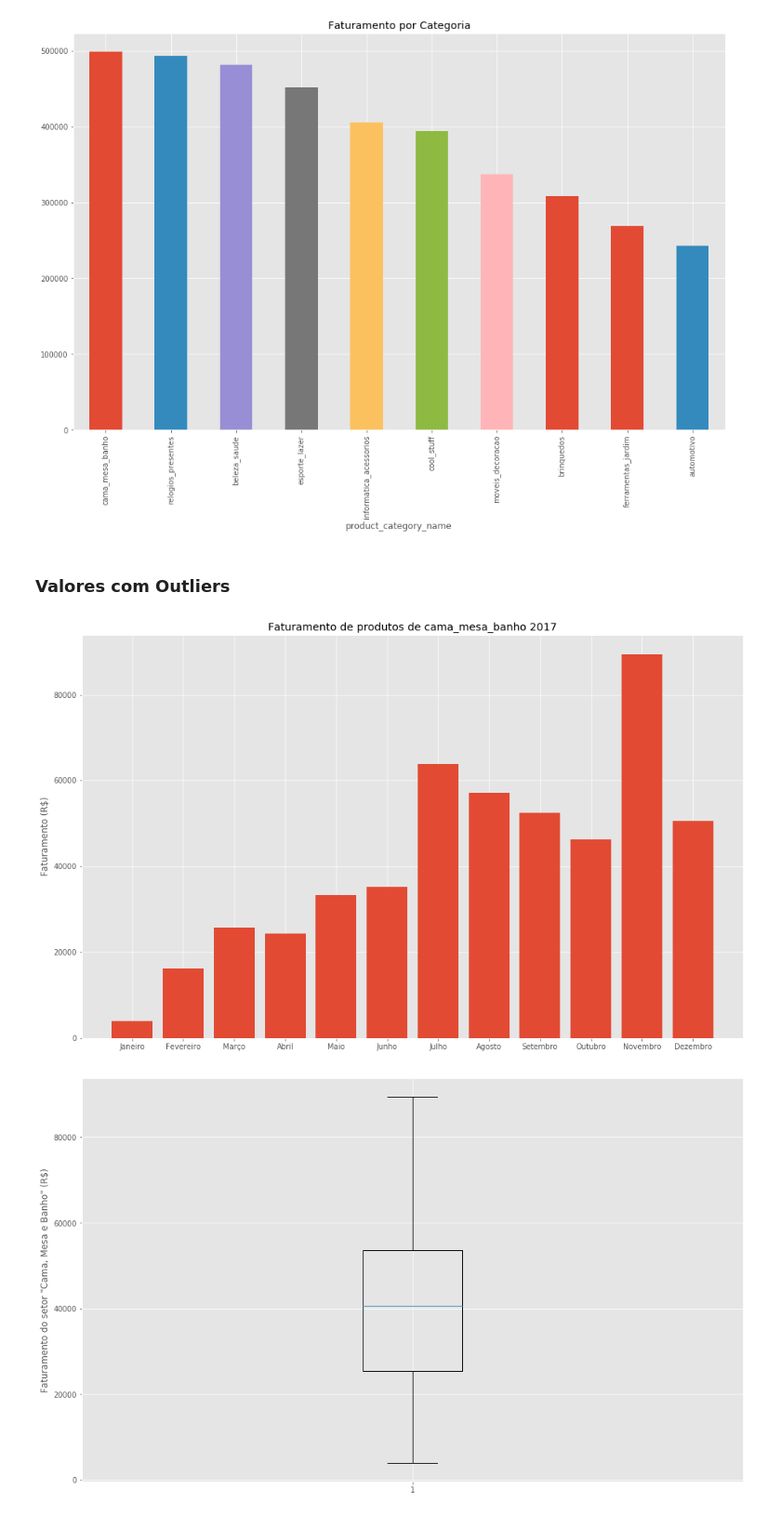
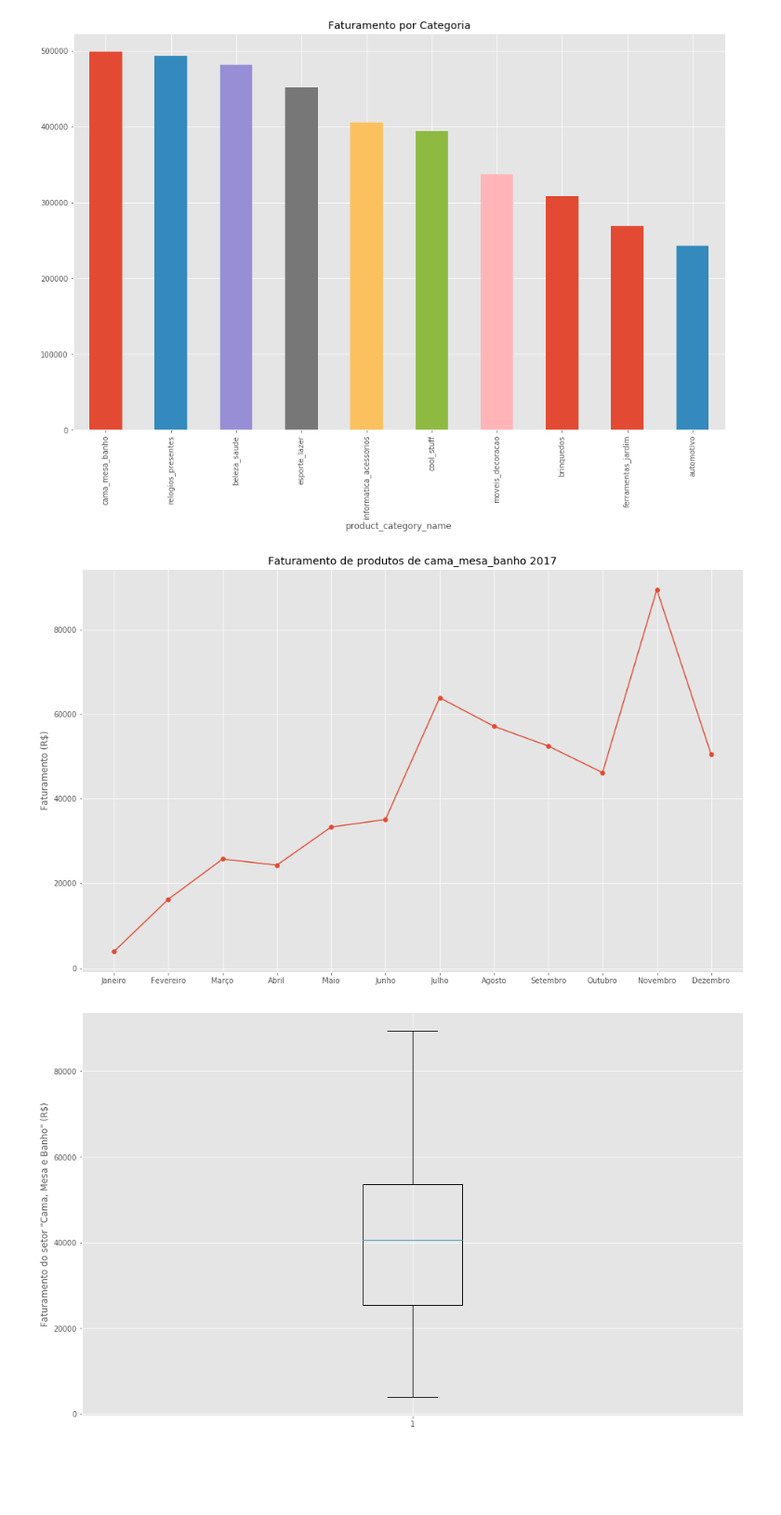
Before and after one commit to Crissky/brazilian-ecommerce, a Jupyter notebook: Notebooks/GERAL.ipynb, the cells around one changed output. Shown: that part at 93% size. Saved outputs shown, nothing was run; the diff lists cells and outputs as text; code cells hidden in the pictures; blank space fills up the shorter version.

Commit message:
Muda o gráfico de linha para histograma; Muda o gráfico de barras para gráfico de linha e remove algumas células não usadas no notebook

```diff
--- a/Notebooks/GERAL.ipynb
+++ b/Notebooks/GERAL.ipynb
@@ -958,7 +894,5 @@ tempBarPlot.plot()
 # %% [output]
 []
 [figure]
-# %% [markdown]
-### Valores com Outliers
 # %%
 produtos_orderItens2 = produtos_orderItens2.groupby(produtos_orderItens2['order_purchase_timestamp'].dt.month).sum()
@@ -965,14 +900,14 @@ produtos_orderItens2 = produtos_orderItens2.groupby(produtos_orderItens2['order_
 # %%
 fig, ax = plt.subplots()
-
 ax.set_title('Faturamento de produtos de ' +categoria+ ' ' +str(ano))
 ax.set_ylabel('Faturamento (R$)')
 ax.set_xticks(range(1, 13))
 ax.set_xticklabels(months)
-ax.bar(produtos_orderItens2.index, produtos_orderItens2['price'])
+ax.plot(produtos_orderItens2.index, produtos_orderItens2['price'])
+ax.scatter(produtos_orderItens2.index, produtos_orderItens2['price'])
 plt.show()
 # %% [output]
-[figure, old version]
+[figure, new version]
 # %%
 fig2, ax2 = plt.subplots()
 ax2.boxplot(produtos_orderItens2['price'])
```
Also changed, not shown: parts of 9 cells of this notebook.
